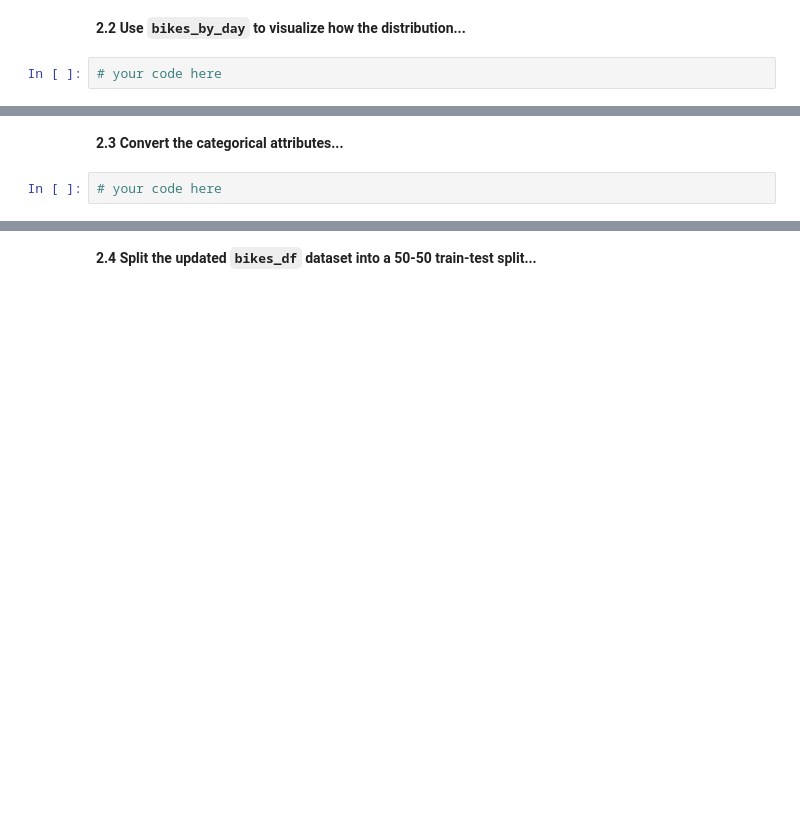
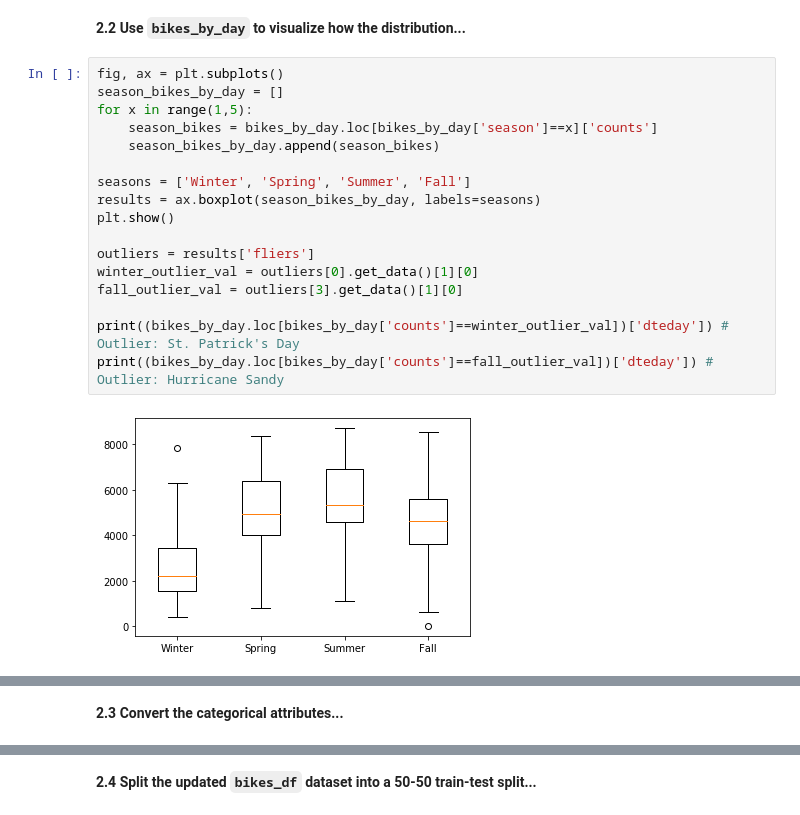
Before and after one commit to jadekessler3/2019-CS109A, a Jupyter notebook: content/homeworks/cs109a_hw3/cs109a_hw3.ipynb, the cells around one changed output, grey strips where cells are left out. Saved outputs shown, nothing was run; the diff lists cells and outputs as text; blank space fills up the shorter version.

```diff
--- a/content/homeworks/cs109a_hw3/cs109a_hw3.ipynb
+++ b/content/homeworks/cs109a_hw3/cs109a_hw3.ipynb
@@ -207,4 +238,21 @@ counts_reg.hist(colummn = "registered")
 # %% [markdown]
 **2.2 Use `bikes_by_day` to visualize how the distribution...**
-# %%
-# your code here
+# %%
+fig, ax = plt.subplots()
+season_bikes_by_day = []
+for x in range(1,5):
+    season_bikes = bikes_by_day.loc[bikes_by_day['season']==x]['counts']
+    season_bikes_by_day.append(season_bikes)
+
+seasons = ['Winter', 'Spring', 'Summer', 'Fall']
+results = ax.boxplot(season_bikes_by_day, labels=seasons)
+plt.show()
+
+outliers = results['fliers']
+winter_outlier_val = outliers[0].get_data()[1][0]
+fall_outlier_val = outliers[3].get_data()[1][0]
+
+print((bikes_by_day.loc[bikes_by_day['counts']==winter_outlier_val])['dteday']) # Outlier: St. Patrick's Day
+print((bikes_by_day.loc[bikes_by_day['counts']==fall_outlier_val])['dteday']) # Outlier: Hurricane Sandy
+# %% [output]
+[figure, added]
@@ -211,4 +263,2 @@ counts_reg.hist(colummn = "registered")
 # %% [markdown]
 **2.3 Convert the categorical attributes...**
-# %%
-# your code here
```
Also changed, not shown: parts of 48 cells of this notebook.
